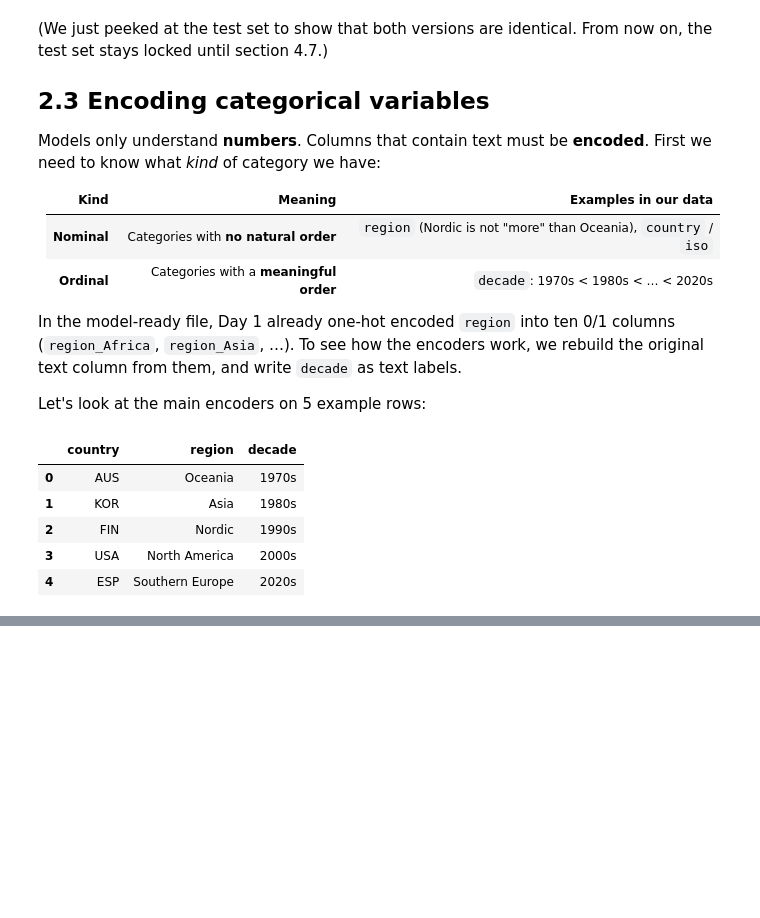
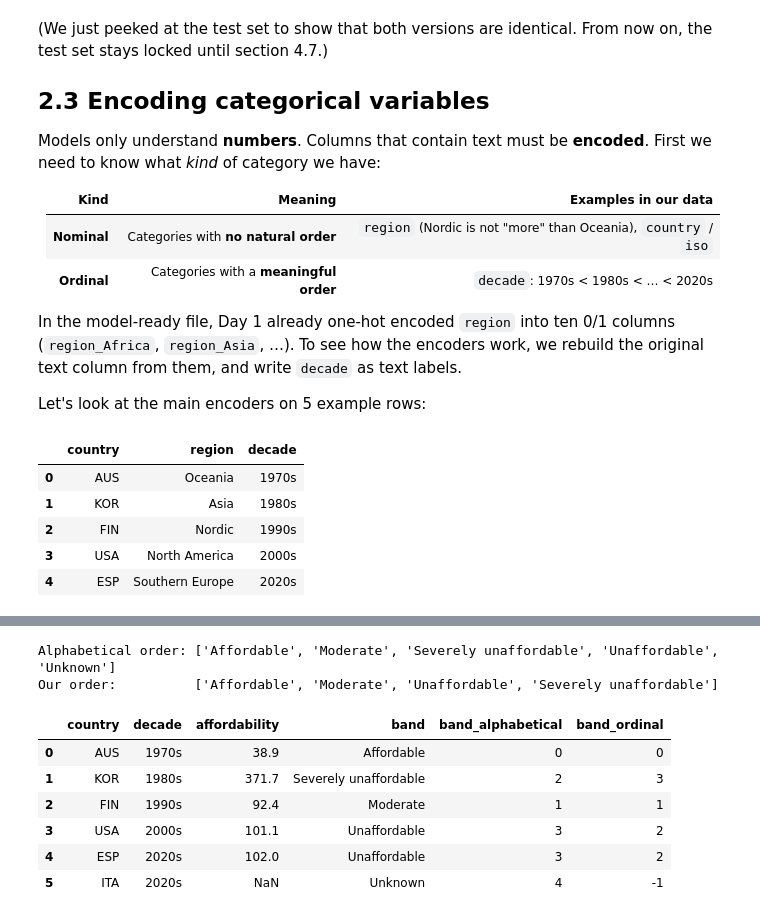
Before and after one commit to iaac-maai/Group8-day1-assignment, a Jupyter notebook: notebook/Day2_models.ipynb, the cells around one changed output, grey strips where cells are left out. Saved outputs shown, nothing was run; the diff lists cells and outputs as text; code cells hidden in the pictures; blank space fills up the shorter version.

Commit message:
Day 2: add one-hot and ordinal encoding examples

```diff
--- a/notebook/Day2_models.ipynb
+++ b/notebook/Day2_models.ipynb
@@ -852,0 +901,31 @@ pd.concat([examples, region_onehot, decade_ordinal], axis=1)
+# %%
+bands = ["Affordable", "Moderate", "Unaffordable", "Severely unaffordable"]
+affordability_band = pd.cut(df["affordability"], bins=[0, 80, 100, 130, np.inf], labels=bands, right=False)
+
+band_examples = examples[["country", "decade"]].copy()
+band_examples["affordability"] = df.loc[rows, "affordability"].round(1).to_numpy()
+band_examples["band"] = affordability_band.loc[rows].astype(str).to_numpy()
+band_examples.loc[len(band_examples)] = ["ITA", "2020s", np.nan, "Unknown"]   # value not published yet
+
+# WRONG: no order given -> alphabetical
+alphabetical = OrdinalEncoder().fit(band_examples[["band"]])
+band_examples["band_alphabetical"] = alphabetical.transform(band_examples[["band"]]).astype(int)
+
+# RIGHT: order spelled out, Unknown -> -1
+ordered = OrdinalEncoder(categories=[bands], handle_unknown="use_encoded_value", unknown_value=-1)
+ordered.fit(band_examples.loc[band_examples["band"] != "Unknown", ["band"]])
+band_examples["band_ordinal"] = ordered.transform(band_examples[["band"]]).astype(int)
+
+print("Alphabetical order:", list(alphabetical.categories_[0]))
+print("Our order:         ", list(ordered.categories_[0]))
+band_examples
+# %% [output]
+Alphabetical order: ['Affordable', 'Moderate', 'Severely unaffordable', 'Unaffordable', 'Unknown']
+Our order:          ['Affordable', 'Moderate', 'Unaffordable', 'Severely unaffordable']
+|  | country | decade | affordability | band | band_alphabetical | band_ordinal |
+| 0 | AUS | 1970s | 38.9 | Affordable | 0 | 0 |
+| 1 | KOR | 1980s | 371.7 | Severely unaffordable | 2 | 3 |
+| 2 | FIN | 1990s | 92.4 | Moderate | 1 | 1 |
+| 3 | USA | 2000s | 101.1 | Unaffordable | 3 | 2 |
+| 4 | ESP | 2020s | 102.0 | Unaffordable | 3 | 2 |
+| 5 | ITA | 2020s | NaN | Unknown | 4 | -1 |
```
Also changed, not shown: parts of 4 cells of this notebook.
